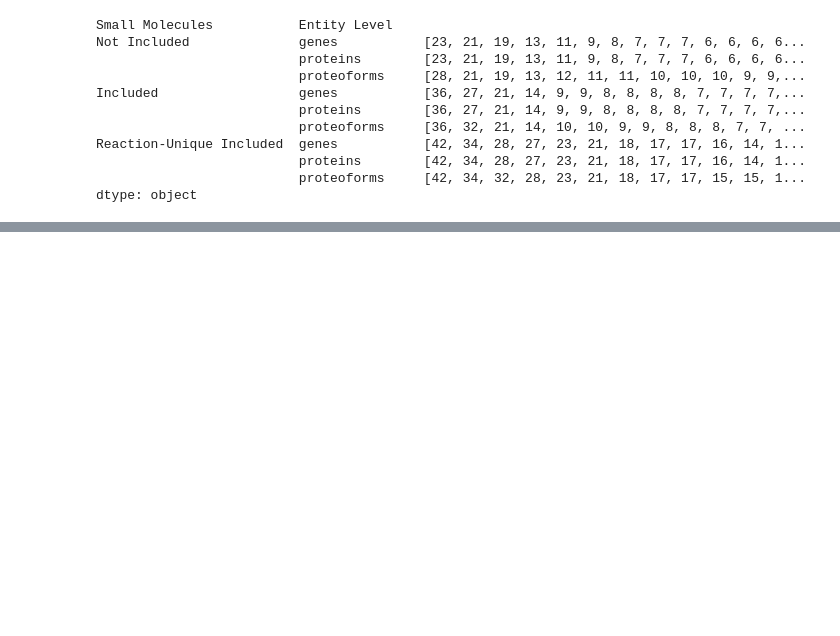
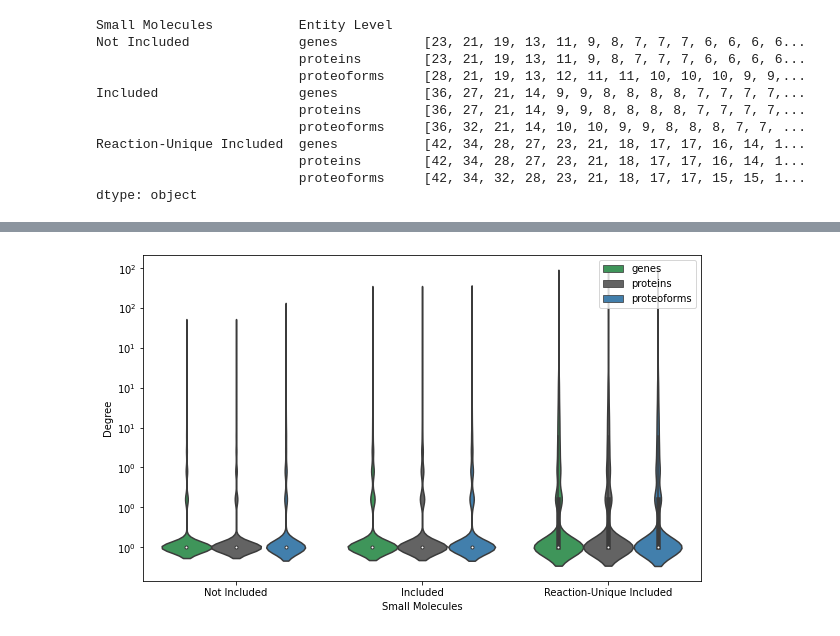
Before and after one commit to PathwayAnalysisPlatform/ProteoformNetworks, a Jupyter notebook: src/Python/analysis_1_network_topology.ipynb, the cells around one changed output, grey strips where cells are left out. Cells and saved outputs as stored; diff of their text form; code cells hidden in the pictures; blank space fills up the shorter version.

Commit message:
Add stats for bridges and art points for all pathways

```diff
--- a/src/Python/analysis_1_network_topology.ipynb
+++ b/src/Python/analysis_1_network_topology.ipynb
@@ -506,25 +506,34 @@ df_pathways
 2065 rows × 2 columns
 # %%
 from lib.networks import get_json_filename, create_pathway_interaction_network, read_graph, \
-    update_json_file, set_articulation_points, set_num_articulation_points
+    update_json_file, set_articulation_points, set_num_articulation_points, set_bridges, set_num_bridges
 from config import LEVELS, METHODS
 from pathlib import Path
 
 out_path = "resources/pathway_networks/"
 art_points_sequences = []
+bridge_sequences = []
 for method in METHODS:
     for level in LEVELS:
         art_point_sequence = []
+        bridge_sequence = []
         for pathway in df_pathways["stId"]:
             filename = get_json_filename(level, method, out_path, pathway)
             if not Path(filename).exists():
                 create_pathway_interaction_network(pathway, level, method, out_path)
             G = read_graph(filename)
+
             set_articulation_points(G)
             set_num_articulation_points(G)
             art_point_sequence.append(G.graph['Articulation Points'])
+
+            set_bridges(G)
+            set_num_bridges(G)
+            bridge_sequence.append(G.graph['Bridges'])
+
             update_json_file(G, level, method, out_path, pathway)
         art_points_sequences.append(sorted(art_point_sequence))
+        bridge_sequences.append(sorted(bridge_sequence))
 
 art_points_sequences = pd.Series([sorted(sequence, reverse=True) for sequence in art_points_sequences], index=index)
 art_points_sequences
@@ -542,0 +607,14 @@ dtype: object
+# %%
+df_art_points= pd.DataFrame({"Sequence": art_points_sequences})
+df_art_points.reset_index(inplace=True)
+lst_col = 'Sequence'
+
+df_art_points = pd.DataFrame({
+      col:np.repeat(df_art_points[col].values, df_art_points[lst_col].str.len())
+      for col in df_art_points.columns.drop(lst_col)}
+    ).assign(**{lst_col:np.concatenate(df_art_points[lst_col].values)})[df_art_points.columns]
+
+df_art_points = df_art_points.rename(columns={'Sequence': 'Degree'})
+df_art_points['Degree'] = df_art_points['Degree'].apply(lambda x: 0 if x == 0 else np.log10(x))
+
+df_art_points
@@ -542,0 +635,12 @@ dtype: object
+# %%
+from matplotlib import ticker as mticker
+
+fig, ax = plt.subplots(1, 1, figsize=(5, 6))
+fig.set_size_inches(10, 6)
+fig7 = sns.violinplot(x="Small Molecules", y="Degree", hue="Entity Level", data=df_art_points, palette=config.COLORS_BORDER)
+ax.yaxis.set_major_formatter(mticker.StrMethodFormatter("$10^{{{x:.0f}}}$")) # Convert ticks to powers of 10
+plt.legend(bbox_to_anchor=(1.0, 1),borderaxespad=0.5) # Put the legend out of the figure
+plt.show()
+fig7.figure.savefig('figures/figure_7.png')
+# %% [output]
+[figure, added]
```
Also changed, not shown: parts of 4 cells of this notebook, 1 other file.
